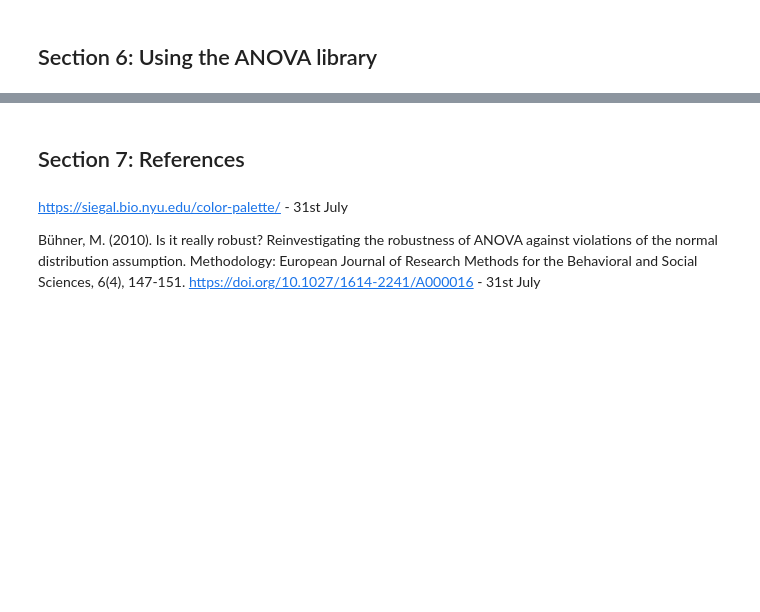
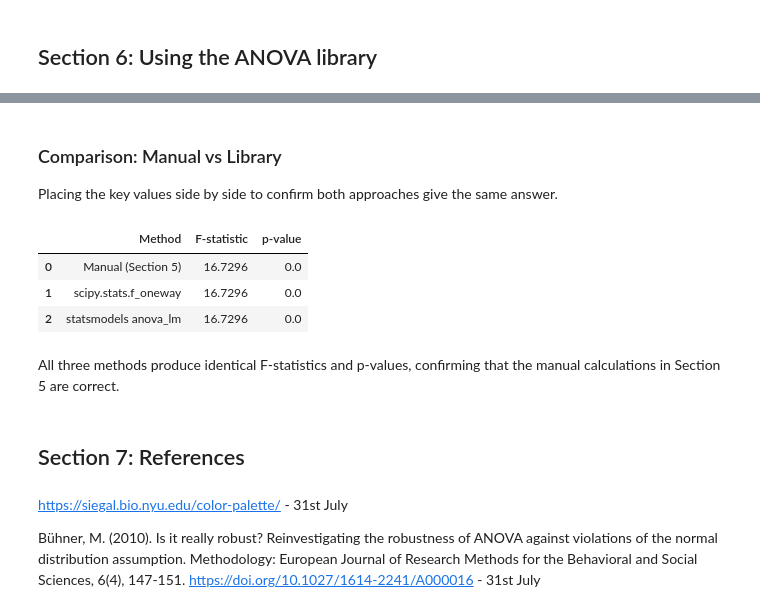
Before and after one commit to JessNicholls/asmm_summative_2, a Jupyter notebook: ASMM Summative 2.ipynb, the cells around one changed output, grey strips where cells are left out. Drawn from its saved outputs; the diff is of its cells as text; code cells hidden in the pictures; blank space fills up the shorter version.

```diff
--- a/ASMM Summative 2.ipynb
+++ b/ASMM Summative 2.ipynb
@@ -508,0 +703,7 @@ Overall the EDA has confirmed that the dataset is suitable for further analysis.
+# %%
+from scipy import stats
+
+F_scipy, p_scipy = stats.f_oneway(group_low, group_medium, group_high)
+
+print(f"scipy  F-statistic = {F_scipy:.4f}")
+print(f"scipy  p-value     = {p_scipy:.6f}")
@@ -509,3 +732,30 @@ Overall the EDA has confirmed that the dataset is suitable for further analysis.
+# %% [markdown]
+### Comparison: Manual vs Library
+
+Placing the key values side by side to confirm both approaches give the same answer.
+# %%
+comparison = pd.DataFrame({
+    'Method':      ['Manual (Section 5)', 'scipy.stats.f_oneway', 'statsmodels anova_lm'],
+    'F-statistic': [
+        round(F_statistic, 4),
+        round(F_scipy, 4),
+        round(anova_sm.loc['C(product_diversity)', 'F'], 4)
+    ],
+    'p-value': [
+        round(p_value, 6),
+        round(p_scipy, 6),
+        round(anova_sm.loc['C(product_diversity)', 'PR(>F)'], 6)
+    ],
+})
+
+comparison
+# %% [output]
+|  | Method | F-statistic | p-value |
+| 0 | Manual (Section 5) | 16.7296 | 0.0 |
+| 1 | scipy.stats.f_oneway | 16.7296 | 0.0 |
+| 2 | statsmodels anova_lm | 16.7296 | 0.0 |
+# %% [markdown]
+All three methods produce identical F-statistics and p-values, confirming that the manual calculations in Section 5 are correct.
 # %% [markdown]
 ## Section 7: References
 # %% [markdown]
```
Also changed, not shown: parts of 23 cells of this notebook.
